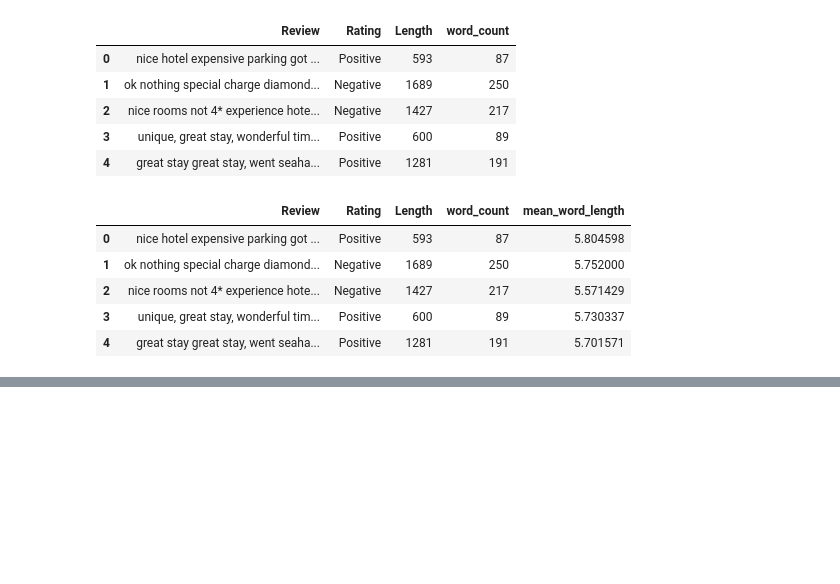
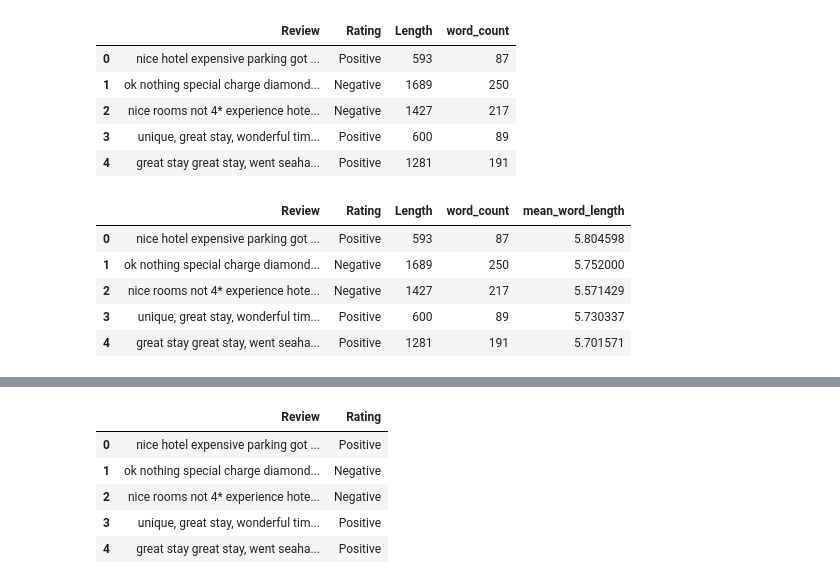
Before and after one commit to bhavya26082004/python, a Jupyter notebook: AD_NLP.ipynb, the cells around one changed output, grey strips where cells are left out. Cells and saved outputs as stored; diff of their text form; code cells hidden in the pictures; blank space fills up the shorter version.

```diff
--- a/AD_NLP.ipynb
+++ b/AD_NLP.ipynb
@@ -214,0 +215,11 @@ import nltk
+# %%
+features=df.columns.tolist()[2:]
+df=df.drop(features,axis=1)
+df.head(  )
+# %% [output]
+|  | Review | Rating |
+| 0 | nice hotel expensive parking got ... | Positive |
+| 1 | ok nothing special charge diamond... | Negative |
+| 2 | nice rooms not 4* experience hote... | Negative |
+| 3 | unique, great stay, wonderful tim... | Positive |
+| 4 | great stay great stay, went seaha... | Positive |
```
Also changed, not shown: parts of 14 cells of this notebook.
